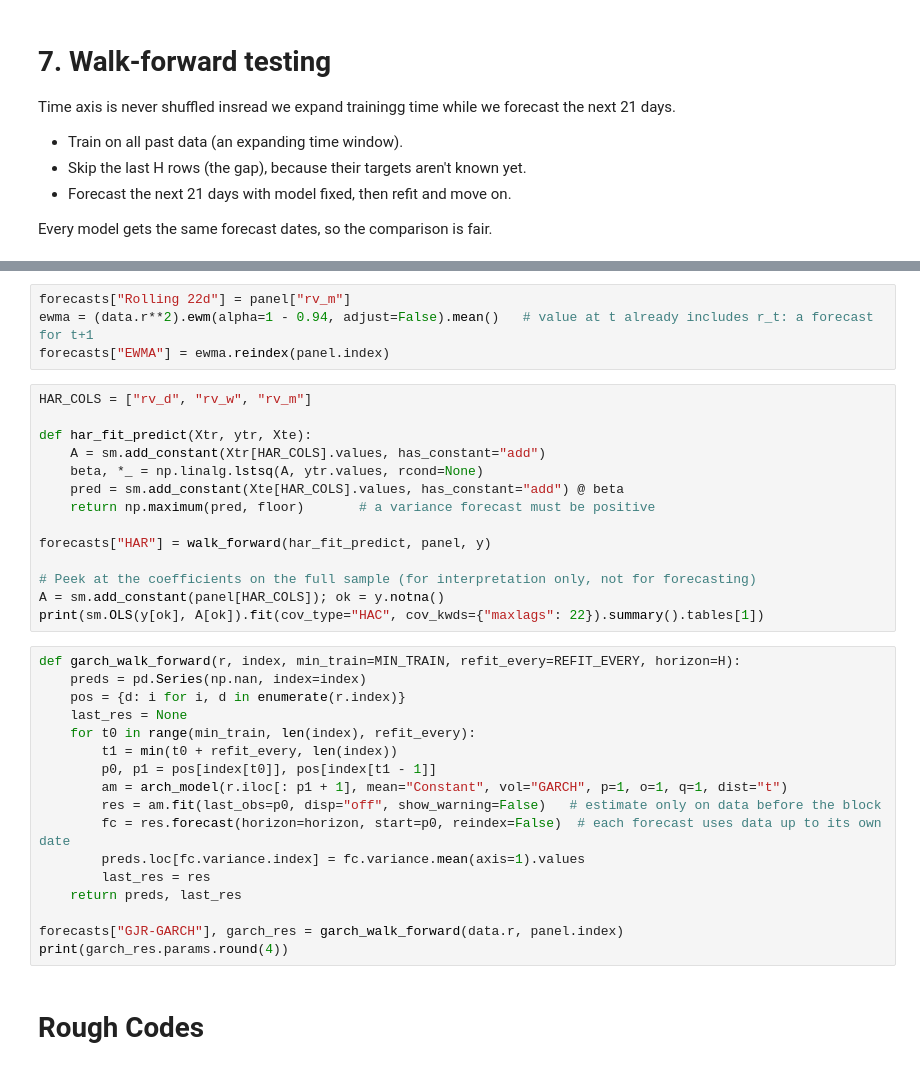
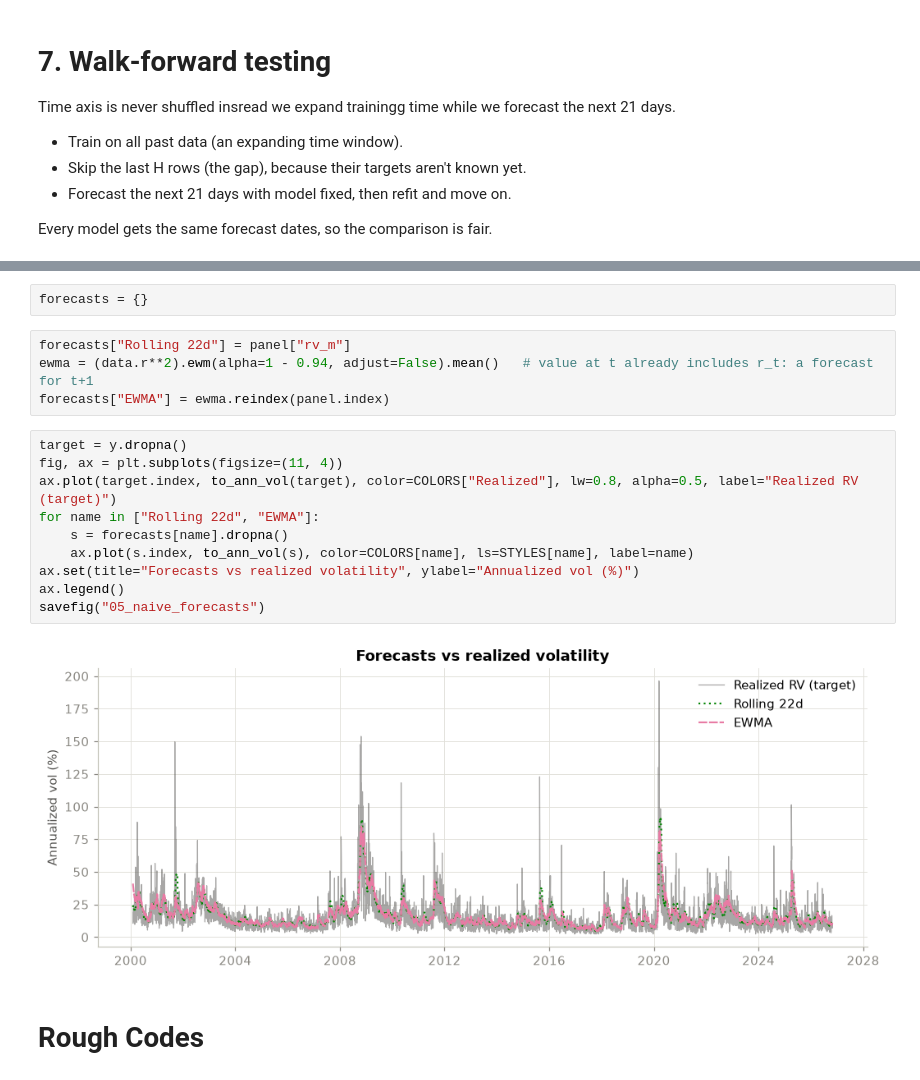
Before and after one commit to rajatsainju2025/volatility-forecasting, a Jupyter notebook: 01_volatility_forecasting.ipynb, the cells around one changed output, grey strips where cells are left out. Drawn from its saved outputs; the diff is of its cells as text.

Commit message:
Comparing RV with 22-day rolling average and EWMA.

```diff
--- a/01_volatility_forecasting.ipynb
+++ b/01_volatility_forecasting.ipynb
@@ -325,38 +428,21 @@ forecasts = {}
+# %%
+forecasts = {}
 # %%
 forecasts["Rolling 22d"] = panel["rv_m"]
 ewma = (data.r**2).ewm(alpha=1 - 0.94, adjust=False).mean()   # value at t already includes r_t: a forecast for t+1
 forecasts["EWMA"] = ewma.reindex(panel.index)
-# %%
-HAR_COLS = ["rv_d", "rv_w", "rv_m"]
-
-def har_fit_predict(Xtr, ytr, Xte):
-    A = sm.add_constant(Xtr[HAR_COLS].values, has_constant="add")
-    beta, *_ = np.linalg.lstsq(A, ytr.values, rcond=None)
-    pred = sm.add_constant(Xte[HAR_COLS].values, has_constant="add") @ beta
-    return np.maximum(pred, floor)       # a variance forecast must be positive
-
-forecasts["HAR"] = walk_forward(har_fit_predict, panel, y)
-
-# Peek at the coefficients on the full sample (for interpretation only, not for forecasting)
-A = sm.add_constant(panel[HAR_COLS]); ok = y.notna()
-print(sm.OLS(y[ok], A[ok]).fit(cov_type="HAC", cov_kwds={"maxlags": 22}).summary().tables[1])
-# %%
-def garch_walk_forward(r, index, min_train=MIN_TRAIN, refit_every=REFIT_EVERY, horizon=H):
-    preds = pd.Series(np.nan, index=index)
-    pos = {d: i for i, d in enumerate(r.index)}
-    last_res = None
-    for t0 in range(min_train, len(index), refit_every):
-        t1 = min(t0 + refit_every, len(index))
-        p0, p1 = pos[index[t0]], pos[index[t1 - 1]]
-        am = arch_model(r.iloc[: p1 + 1], mean="Constant", vol="GARCH", p=1, o=1, q=1, dist="t")
-        res = am.fit(last_obs=p0, disp="off", show_warning=False)   # estimate only on data before the block
-        fc = res.forecast(horizon=horizon, start=p0, reindex=False)  # each forecast uses data up to its own date
-        preds.loc[fc.variance.index] = fc.variance.mean(axis=1).values
-        last_res = res
-    return preds, last_res
-
-forecasts["GJR-GARCH"], garch_res = garch_walk_forward(data.r, panel.index)
-print(garch_res.params.round(4))
+# %%
+target = y.dropna()
+fig, ax = plt.subplots(figsize=(11, 4))
+ax.plot(target.index, to_ann_vol(target), color=COLORS["Realized"], lw=0.8, alpha=0.5, label="Realized RV (target)")
+for name in ["Rolling 22d", "EWMA"]:
+    s = forecasts[name].dropna()
+    ax.plot(s.index, to_ann_vol(s), color=COLORS[name], ls=STYLES[name], label=name)
+ax.set(title="Forecasts vs realized volatility", ylabel="Annualized vol (%)")
+ax.legend()
+savefig("05_naive_forecasts")
+# %% [output]
+[figure, added]
 # %% [markdown]
 # Rough Codes
 # %%
```
Also changed, not shown: parts of 3 cells of this notebook, 2 other files.
